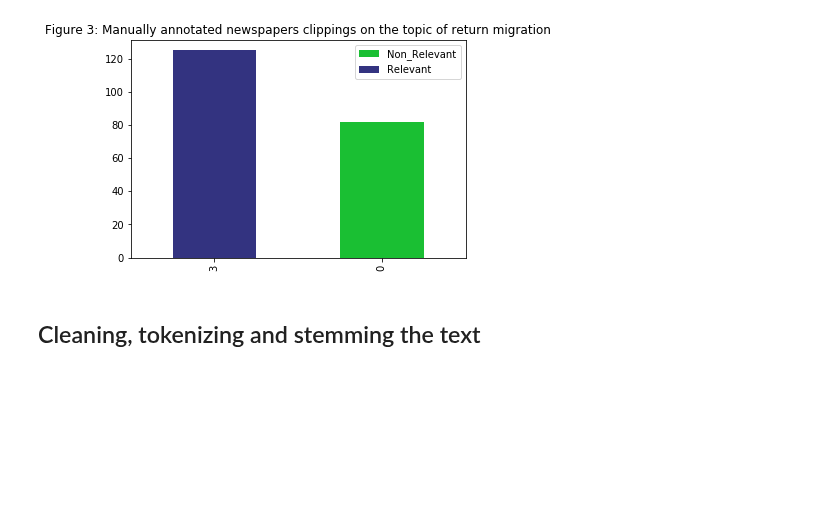
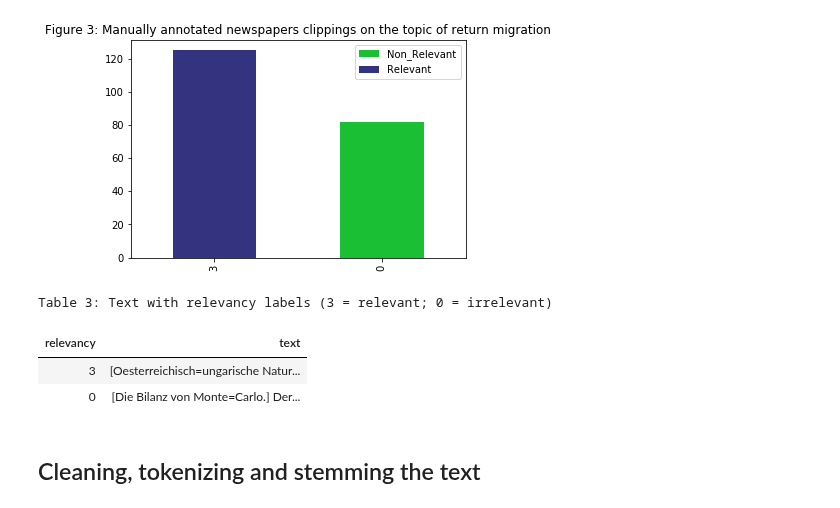
Before and after one commit to soberbichler/Topic-specific-corpus-building_OberbichlerPfanzelter, a Jupyter notebook: news_article_similarity_remigration_notebook.ipynb, the cells around one changed output. Cells and saved outputs as stored; diff of their text form; code cells hidden in the pictures; blank space fills up the shorter version.

```diff
--- a/news_article_similarity_remigration_notebook.ipynb
+++ b/news_article_similarity_remigration_notebook.ipynb
@@ -130,6 +147,13 @@ plt.title('Figure 3: Manually annotated newspapers clippings on the topic of ret
 plt.show()
 # %% [output]
 [figure]
+# %%
+df[12:14].style.set_caption('Table 3: Text with relevancy labels (3 = relevant; 0 = irrelevant) ').hide_index()
+# %% [output]
+Table 3: Text with relevancy labels (3 = relevant; 0 = irrelevant)
+| relevancy | text |
+| 3 | [Oesterreichisch=ungarische Natur... |
+| 0 | [Die Bilanz von Monte=Carlo.] Der... |
 # %% [markdown]
 ## Cleaning, tokenizing and stemming the text
 # %% [markdown]
```
Also changed, not shown: parts of 42 cells of this notebook.
